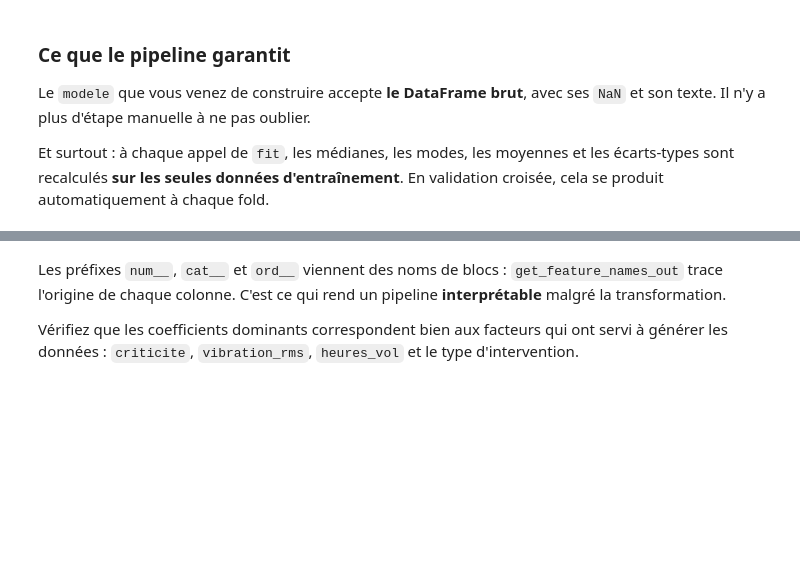
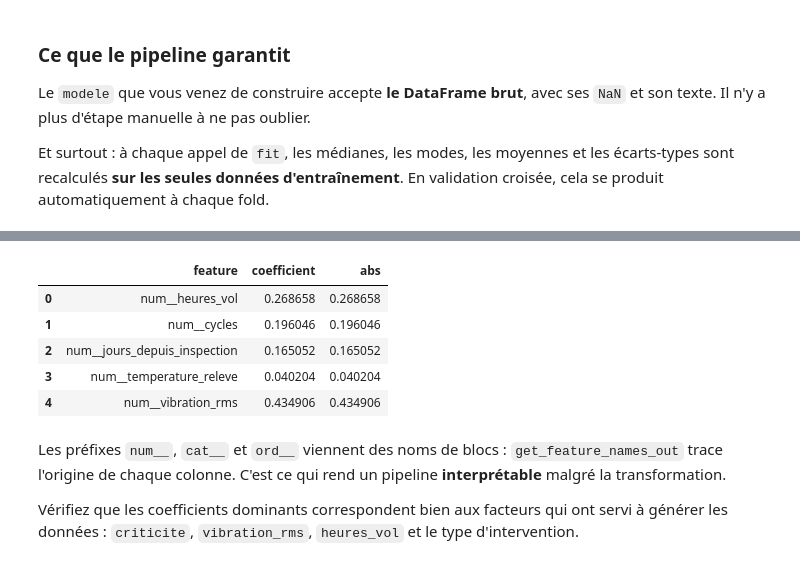
Before and after one commit to Cody-ai-cloud/sessions_calculs, a Jupyter notebook: B1M_pipelines_maintenance_exercice.ipynb, the cells around one changed output, grey strips where cells are left out. Saved outputs shown, nothing was run; the diff lists cells and outputs as text; code cells hidden in the pictures; blank space fills up the shorter version.

Commit message:
Exercice Pipeline maintenance

```diff
--- a/B1M_pipelines_maintenance_exercice.ipynb
+++ b/B1M_pipelines_maintenance_exercice.ipynb
@@ -263,6 +325,6 @@ extrêmes.
 #   imputer : SimpleImputer, strategie mediane
 #   scaler  : StandardScaler
 
-pipeline_num = ...        # <-- a completer
+pipeline_num = Pipeline([("imputer", SimpleImputer(strategy="median")), ("scaler", StandardScaler())])       # <-- a completer
 
 pipeline_num
@@ -305,6 +373,6 @@ l'encodeur lève une exception et tout s'arrête. Avec lui, la ligne reçoit des
 #   imputer : SimpleImputer, strategie "most_frequent"
 #   encoder : OneHotEncoder avec handle_unknown="ignore"
 
-pipeline_cat = ...        # <-- a completer
+pipeline_cat = Pipeline([("imputer", SimpleImputer(strategy="most_frequent")), ("encoder", OneHotEncoder(handle_unknown="ignore"))])           # <-- a completer
 
 pipeline_cat
@@ -470,6 +612,6 @@ print("ordre metier (ce qu'on veut)              :", CRITICITE)
 #   Indice : OrdinalEncoder(categories=[...]) attend une LISTE DE LISTES,
 #            une liste d'ordres par colonne traitee. Ici une seule colonne.
 
-pipeline_ord = ...        # <-- a completer
+pipeline_ord = Pipeline([("imputer", SimpleImputer(strategy="most_frequent")), ("encoder", OrdinalEncoder(categories=[CRITICITE]))])        # <-- a completer
 
 pipeline_ord
@@ -512,13 +662,17 @@ le modèle.
 # TODO (trou 7a) - ColumnTransformer a TROIS blocs : "num", "cat", "ord".
 #   Utilisez les listes colonnes_num, colonnes_cat, colonnes_ord.
 
-preprocessing_complet = ...        # <-- a completer
+preprocessing_complet = ColumnTransformer([
+    ("num", pipeline_num, colonnes_num),
+    ("cat", pipeline_cat, colonnes_cat),
+    ("ord", pipeline_ord, colonnes_ord),
+])# <-- a completer
 
 
 # TODO (trou 7b) - Pipeline final : etape "prep" puis etape "clf".
 #   prep : le ColumnTransformer ci-dessus
 #   clf  : LogisticRegression(max_iter=2000, random_state=SEED)
 
-modele = ...        # <-- a completer
+modele = Pipeline([("prep", preprocessing_complet), ("clf", LogisticRegression(max_iter=2000, random_state=SEED))])       # <-- a completer
 
 modele
@@ -562,3 +753,12 @@ print(imp.sort_values("abs", ascending=False).head(10).to_string(index=False))
+# %%
+imp.head()
+# %% [output]
+|  | feature | coefficient | abs |
+| 0 | num__heures_vol | 0.268658 | 0.268658 |
+| 1 | num__cycles | 0.196046 | 0.196046 |
+| 2 | num__jours_depuis_inspection | 0.165052 | 0.165052 |
+| 3 | num__temperature_releve | 0.040204 | 0.040204 |
+| 4 | num__vibration_rms | 0.434906 | 0.434906 |
 # %% [markdown]
 Les préfixes `num__`, `cat__` et `ord__` viennent des noms de blocs : `get_feature_names_out`
 trace l'origine de chaque colonne. C'est ce qui rend un pipeline **interprétable** malgré la
```
Also changed, not shown: parts of 33 cells of this notebook.
